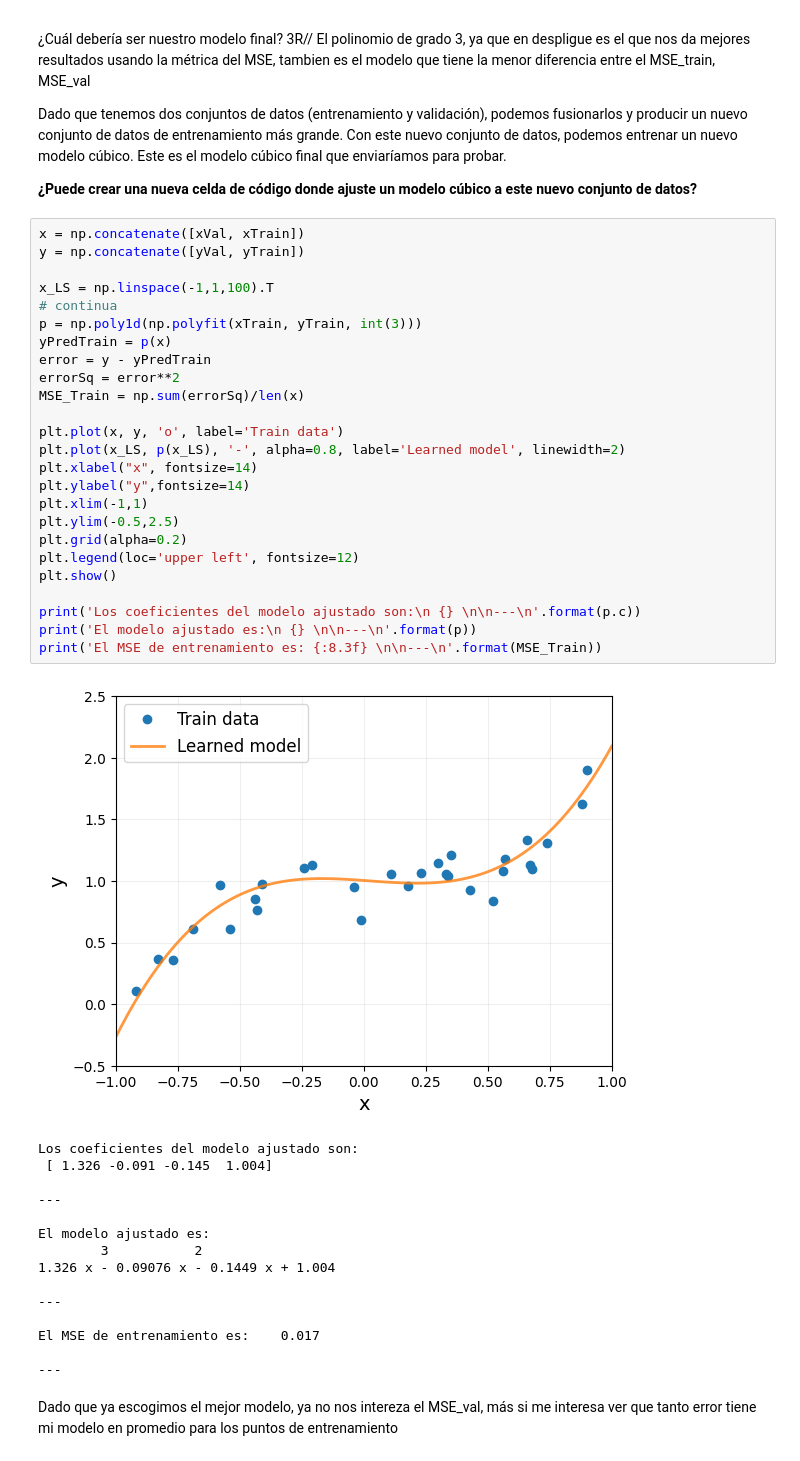
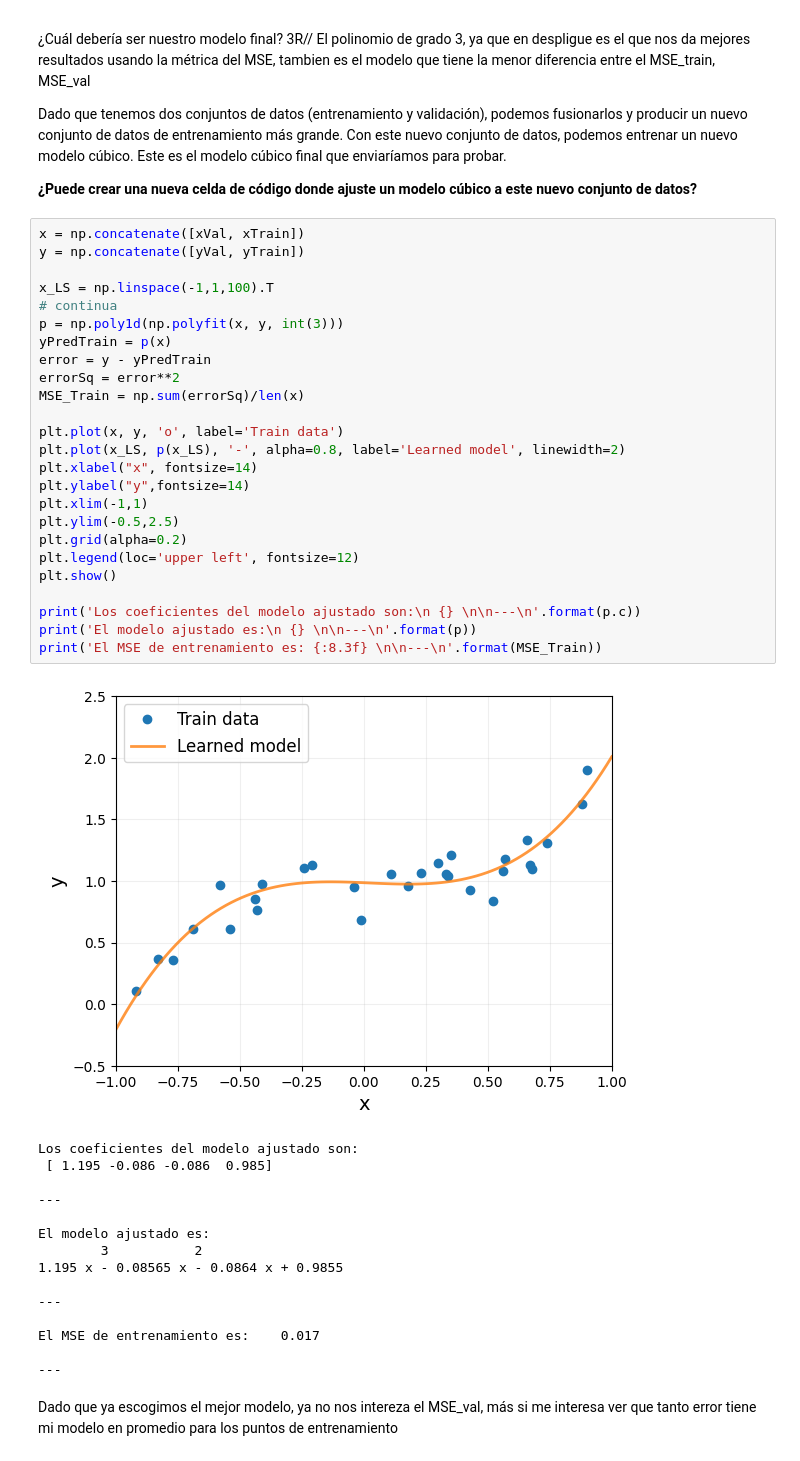
Before and after one commit to Camilohoyos99/AA_DATOS, a Jupyter notebook: Lab01_AnalisisAvanzado_2024.ipynb, the cells around one changed output. Saved outputs shown, nothing was run; the diff lists cells and outputs as text.

```diff
--- a/Lab01_AnalisisAvanzado_2024.ipynb
+++ b/Lab01_AnalisisAvanzado_2024.ipynb
@@ -701,38 +701,38 @@ Dado que tenemos dos conjuntos de datos (entrenamiento y validación), podemos f
 # %%
 x = np.concatenate([xVal, xTrain])
 y = np.concatenate([yVal, yTrain])
 
 x_LS = np.linspace(-1,1,100).T
 # continua
-p = np.poly1d(np.polyfit(xTrain, yTrain, int(3)))
+p = np.poly1d(np.polyfit(x, y, int(3)))
 yPredTrain = p(x)
 error = y - yPredTrain
 errorSq = error**2
 MSE_Train = np.sum(errorSq)/len(x)
 
 plt.plot(x, y, 'o', label='Train data')
 plt.plot(x_LS, p(x_LS), '-', alpha=0.8, label='Learned model', linewidth=2)
 plt.xlabel("x", fontsize=14)
 plt.ylabel("y",fontsize=14)
 plt.xlim(-1,1)
 plt.ylim(-0.5,2.5)
 plt.grid(alpha=0.2)
 plt.legend(loc='upper left', fontsize=12)
 plt.show()
 
 print('Los coeficientes del modelo ajustado son:\n {} \n\n---\n'.format(p.c))
 print('El modelo ajustado es:\n {} \n\n---\n'.format(p))
 print('El MSE de entrenamiento es: {:8.3f} \n\n---\n'.format(MSE_Train))
 # %% [output]
-[figure, old version]
+[figure, new version]
 Los coeficientes del modelo ajustado son:
- [ 1.326 -0.091 -0.145  1.004]
+ [ 1.195 -0.086 -0.086  0.985]
 
 ---
 
 El modelo ajustado es:
         3           2
-1.326 x - 0.09076 x - 0.1449 x + 1.004
+1.195 x - 0.08565 x - 0.0864 x + 0.9855
 
 ---
 
```
Also changed, not shown: parts of 3 cells of this notebook.
